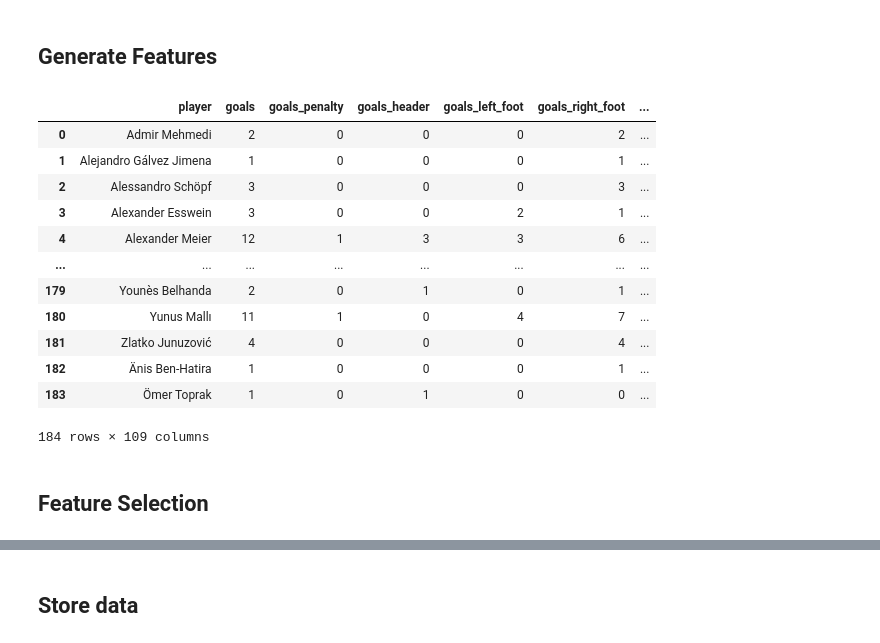
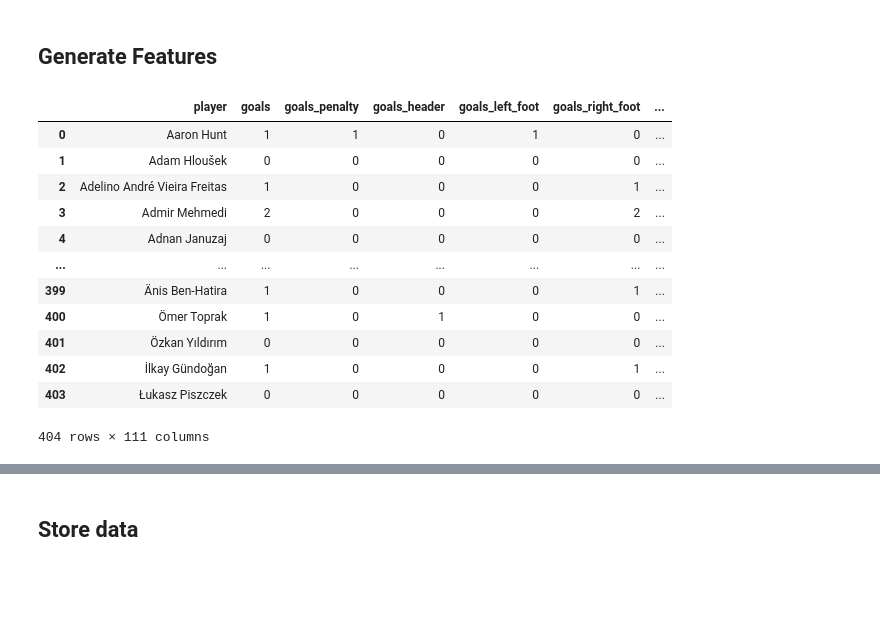
Before and after one commit to allorenz/football-player-similarity, a Jupyter notebook: src/notebooks/feature_shooting.ipynb, the cells around one changed output, grey strips where cells are left out. Drawn from its saved outputs; the diff is of its cells as text; code cells hidden in the pictures; blank space fills up the shorter version.

```diff
--- a/src/feature_shooting.ipynb
+++ b/src/notebooks/feature_shooting.ipynb
@@ -131,7 +136,7 @@ def count_important_goals(df):
             elif (len(scores) > 1) and (scores[0]>scores[1] or scores[1]>scores[0]) and is_equalized:
                 is_equalized=False
                 results[match.iloc[i]["player"]].append("leading_goal")
-    # TODO:  Not correct yet
+
     df_results = pd.DataFrame([
         {"player": player, "event": event}
         for player, events in results.items()
@@ -140,7 +145,8 @@ def count_important_goals(df):
 
     df_event_counts = df_results.groupby(["player", "event"]).size().unstack(fill_value=0).reset_index()
     return df_event_counts
-df["under_pressure"] = df["under_pressure"] == True
+
+
 # Create player statistics
 def analyze_shooting(df):
     """
@@ -282,46 +288,48 @@ def analyze_shooting(df):
     important_goal_counts = count_important_goals(df)
     important_goal_counts["goals_important"] = important_goal_counts["first_goal"] + important_goal_counts["equalizer"] + important_goal_counts["leading_goal"]
 
-    player_stats = pd.merge(left=total_stats, right=player_under_pressure_grouping, on="player")
-    player_stats = pd.merge(left=player_stats, right=important_goal_counts, on="player")
+    player_stats = pd.merge(left=total_stats, right=player_under_pressure_grouping, on="player",how="left")
+    player_stats = pd.merge(left=player_stats, right=important_goal_counts, on="player",how="left")
 
     calculation_pairs = [
         ('shots_on_target', 'shots_total', "shots_on_target_%"),
         ("goals", "shots_total", "shot_conversion_%"),
         ("goals", "shots_on_target", "shot_conversion_on_target_%"),
+        ("big_chances_led_to_goal","big_chances_total","big_chances_conversion_%"),
         ("up_goals", "up_shots_total", "up_shot_conversion_%"),
         ("up_shots_on_target", "up_shots_total", "up_shots_on_target_%"),
+        ("up_big_chances_led_to_goal","up_big_chances_total","up_big_chances_conversion_%"),
         ("shots_inside_penalty_area", "shots_total", "shots_inside_the_box_%"),
         ("shots_outside_penalty_area", "shots_total", "shots_outside_the_box_%"),
         ("goals_right_foot", "goals", "goals_right_foot_%"),
         ("goals_left_foot", "goals", "goals_left_foot_%"),
         ("goals_with_first_touch", "goals", "goals_with_first_touch_%"),
         ("big_chances_led_to_goal", "big_chances_total","big_chance_conversion_%"),
         ("goals_outside_penalty_area", "goals","goals_outside_penalty_area_%"),
         ("goals_inside_penalty_area", "goals","goals_inside_penalty_area_%"),
         ("goals_header", "goals", "goals_header_%")
     ]
 
     for a, b, c in calculation_pairs:
         player_stats[c] = (player_stats[f'{a}'] / player_stats[f'{b}']).round(3)
 
+    player_stats = player_stats.fillna(0)
+
     return player_stats
 
 result_df=analyze_shooting(df)
 result_df
 # %% [output]
 |  | player | goals | goals_penalty | goals_header | goals_left_foot | goals_right_foot | ... |
-| 0 | Admir Mehmedi | 2 | 0 | 0 | 0 | 2 | ... |
-| 1 | Alejandro Gálvez Jimena | 1 | 0 | 0 | 0 | 1 | ... |
-| 2 | Alessandro Schöpf | 3 | 0 | 0 | 0 | 3 | ... |
-| 3 | Alexander Esswein | 3 | 0 | 0 | 2 | 1 | ... |
-| 4 | Alexander Meier | 12 | 1 | 3 | 3 | 6 | ... |
+| 0 | Aaron Hunt | 1 | 1 | 0 | 1 | 0 | ... |
+| 1 | Adam Hloušek | 0 | 0 | 0 | 0 | 0 | ... |
+| 2 | Adelino André Vieira Freitas | 1 | 0 | 0 | 0 | 1 | ... |
+| 3 | Admir Mehmedi | 2 | 0 | 0 | 0 | 2 | ... |
+| 4 | Adnan Januzaj | 0 | 0 | 0 | 0 | 0 | ... |
 | ... | ... | ... | ... | ... | ... | ... | ... |
-| 179 | Younès Belhanda | 2 | 0 | 1 | 0 | 1 | ... |
-| 180 | Yunus Mallı | 11 | 1 | 0 | 4 | 7 | ... |
-| 181 | Zlatko Junuzović | 4 | 0 | 0 | 0 | 4 | ... |
-| 182 | Änis Ben-Hatira | 1 | 0 | 0 | 0 | 1 | ... |
-| 183 | Ömer Toprak | 1 | 0 | 1 | 0 | 0 | ... |
+| 399 | Änis Ben-Hatira | 1 | 0 | 0 | 0 | 1 | ... |
+| 400 | Ömer Toprak | 1 | 0 | 1 | 0 | 0 | ... |
+| 401 | Özkan Yıldırım | 0 | 0 | 0 | 0 | 0 | ... |
+| 402 | İlkay Gündoğan | 1 | 0 | 0 | 0 | 1 | ... |
+| 403 | Łukasz Piszczek | 0 | 0 | 0 | 0 | 0 | ... |
-184 rows × 109 columns
+404 rows × 111 columns
-# %% [markdown]
-## __Feature Selection__
```
Also changed, not shown: parts of 8 cells of this notebook, 14 other files.
